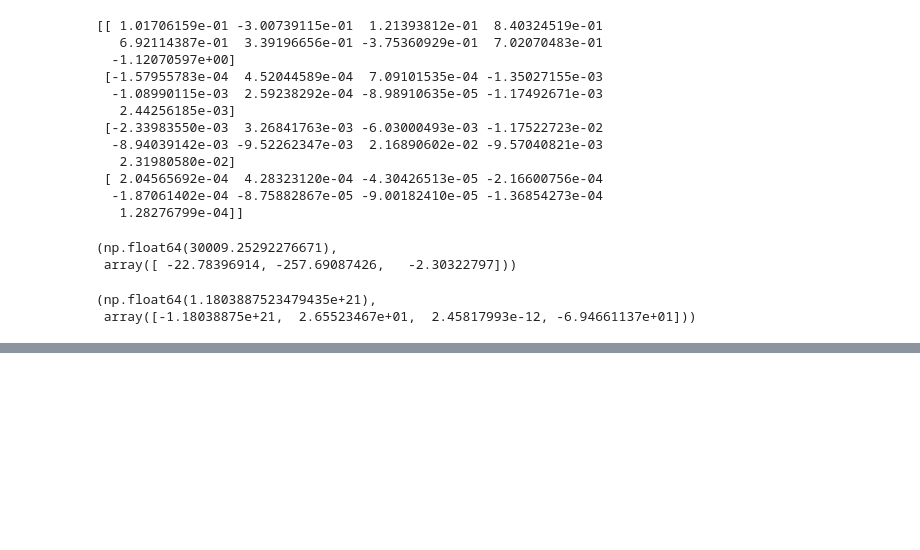
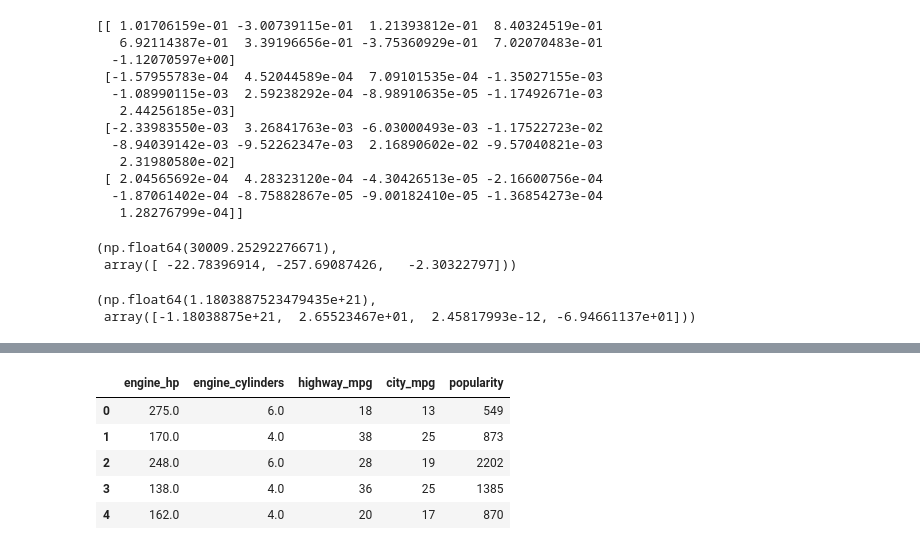
Before and after one commit to aljariri0/ML-Zoomcamp, a Jupyter notebook: 02-regression/01-car-price-predict.ipynb, the cells around one changed output, grey strips where cells are left out. Saved outputs shown, nothing was run; the diff lists cells and outputs as text; code cells hidden in the pictures; blank space fills up the shorter version.

```diff
--- a/02-regression/01-car-price-predict.ipynb
+++ b/02-regression/01-car-price-predict.ipynb
@@ -481,0 +493,12 @@ train_linear_regression(X,y)
+# %%
+# get all numerical values
+
+base = ['engine_hp', 'engine_cylinders', 'highway_mpg', 'city_mpg', 'popularity']
+df_train[base].head()
+# %% [output]
+|  | engine_hp | engine_cylinders | highway_mpg | city_mpg | popularity |
+| 0 | 275.0 | 6.0 | 18 | 13 | 549 |
+| 1 | 170.0 | 4.0 | 38 | 25 | 873 |
+| 2 | 248.0 | 6.0 | 28 | 19 | 2202 |
+| 3 | 138.0 | 4.0 | 36 | 25 | 1385 |
+| 4 | 162.0 | 4.0 | 20 | 17 | 870 |
```
Also changed, not shown: parts of 8 cells of this notebook.
